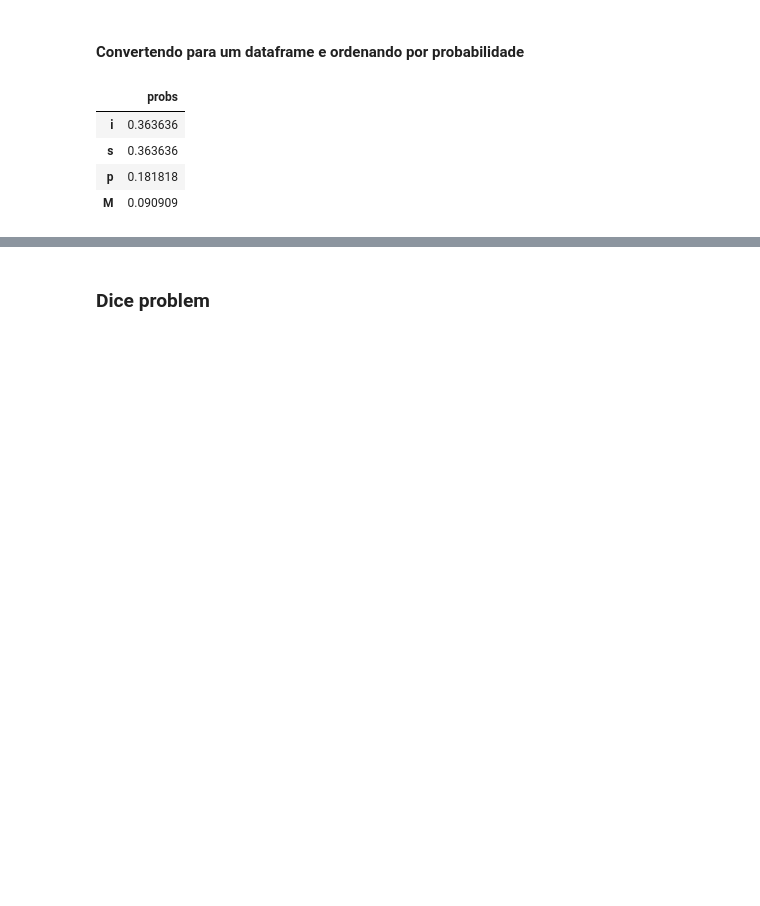
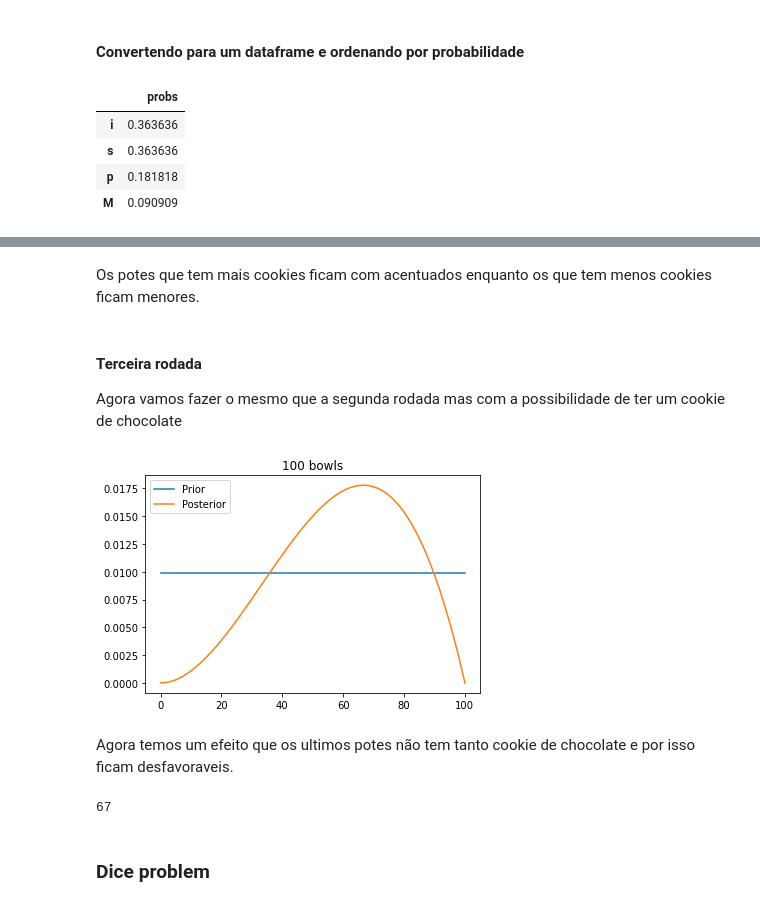
Before and after one commit to Comsertel/ThinkBayes, a Jupyter notebook: Chapter3.ipynb, the cells around one changed output, grey strips where cells are left out. Saved outputs shown, nothing was run; the diff lists cells and outputs as text; code cells hidden in the pictures; blank space fills up the shorter version.

```diff
--- a/Chapter3.ipynb
+++ b/Chapter3.ipynb
@@ -154,3 +181,22 @@ posterior1.head()
+# %% [markdown]
+Os potes que tem mais cookies ficam com acentuados enquanto os que tem menos cookies ficam menores.
+# %% [markdown]
+#### Terceira rodada
+Agora vamos fazer o mesmo que a segunda rodada mas com a possibilidade de ter um cookie de chocolate
+# %%
+likelihood_chocolate = 1 - hypos/100
+posterior = posterior * likelihood_chocolate
+posterior.normalize()
+plot_graph(prior, posterior)
+# %% [output]
+[figure, added]
+# %% [markdown]
+Agora temos um efeito que os ultimos potes não tem tanto cookie de chocolate e por isso ficam desfavoraveis.
+# %%
+#Melhor porcentagem para o cénario
+posterior.idxmax()
+# %% [output]
+67
 # %% [markdown]
 ### Dice problem
 # %%
```
Also changed, not shown: parts of 32 cells of this notebook, 1 other file.
